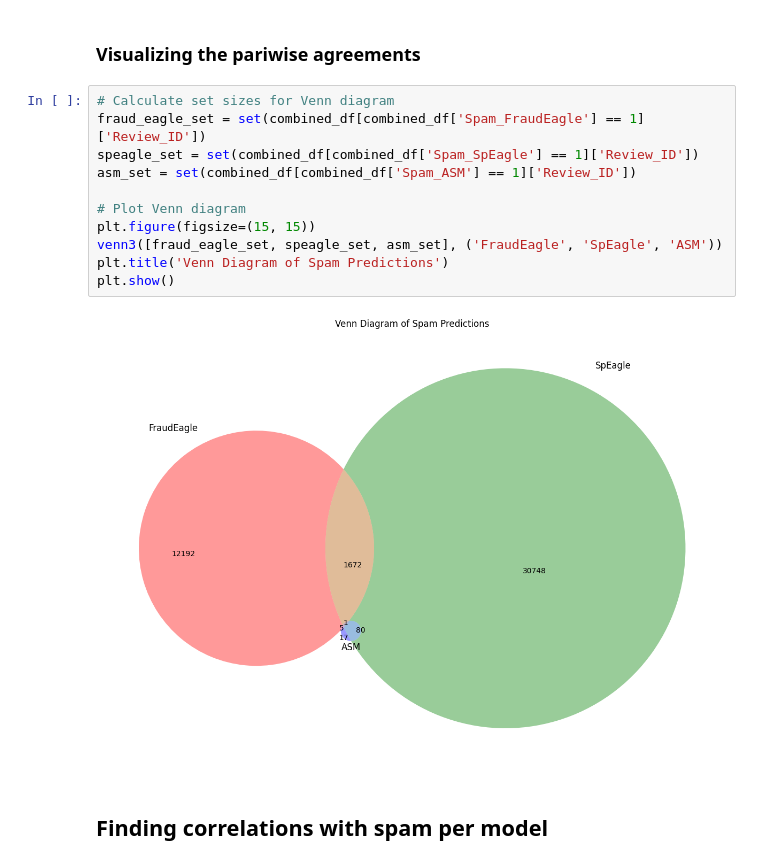
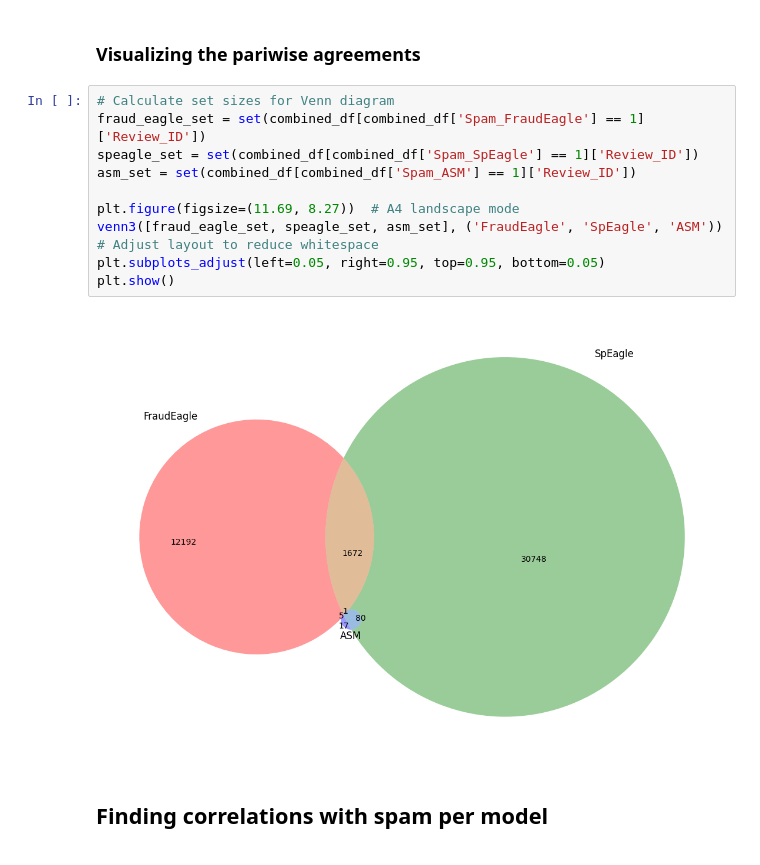
Before and after one commit to MauritsGraaf/Maurits-Thesis-FC, a Jupyter notebook: comparing_outputs.ipynb, the cells around one changed output. Cells and saved outputs as stored; diff of their text form.

Commit message:
Minor changes in the venn

```diff
--- a/comparing_outputs.ipynb
+++ b/comparing_outputs.ipynb
@@ -315,16 +315,16 @@ Jaccard similarity between SpEagle and ASM: 0.0024905451526611934
 # %%
 # Calculate set sizes for Venn diagram
 fraud_eagle_set = set(combined_df[combined_df['Spam_FraudEagle'] == 1]['Review_ID'])
 speagle_set = set(combined_df[combined_df['Spam_SpEagle'] == 1]['Review_ID'])
 asm_set = set(combined_df[combined_df['Spam_ASM'] == 1]['Review_ID'])
 
-# Plot Venn diagram
-plt.figure(figsize=(15, 15))
+plt.figure(figsize=(11.69, 8.27))  # A4 landscape mode
 venn3([fraud_eagle_set, speagle_set, asm_set], ('FraudEagle', 'SpEagle', 'ASM'))
-plt.title('Venn Diagram of Spam Predictions')
+# Adjust layout to reduce whitespace
+plt.subplots_adjust(left=0.05, right=0.95, top=0.95, bottom=0.05)
 plt.show()
 # %% [output]
-[figure, old version]
+[figure, new version]
 # %% [markdown]
 ## Finding correlations with spam per model
 # %%
```
Also changed, not shown: parts of 1 cell of this notebook.
